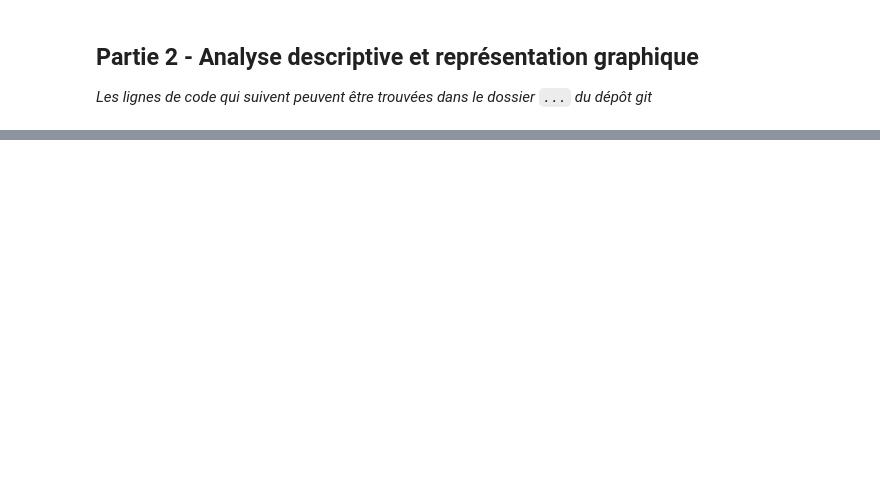
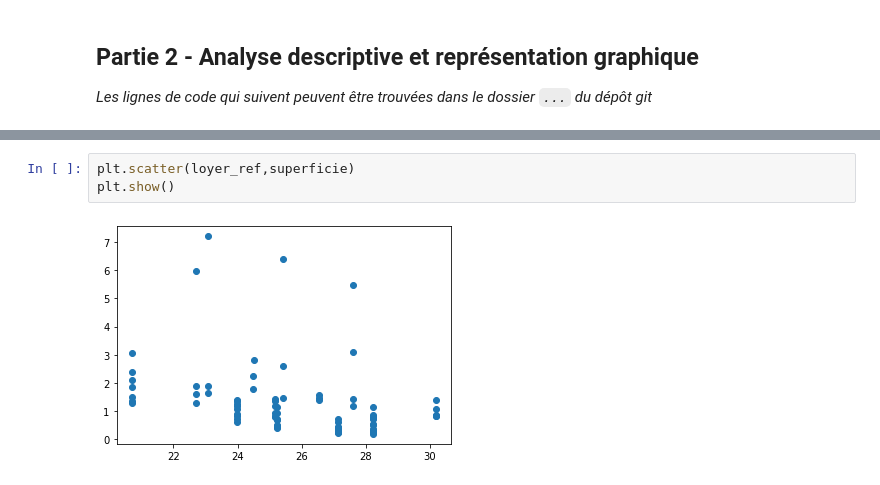
Before and after one commit to eric-vong/Projet-Python, a Jupyter notebook: Rapport.ipynb, the cells around one changed output, grey strips where cells are left out. Drawn from its saved outputs; the diff is of its cells as text; blank space fills up the shorter version.

```diff
--- a/Rapport.ipynb
+++ b/Rapport.ipynb
@@ -308,0 +384,5 @@ plt.show()
+# %%
+plt.scatter(loyer_ref,superficie)
+plt.show()
+# %% [output]
+[figure, added]
```
Also changed, not shown: parts of 14 cells of this notebook.
